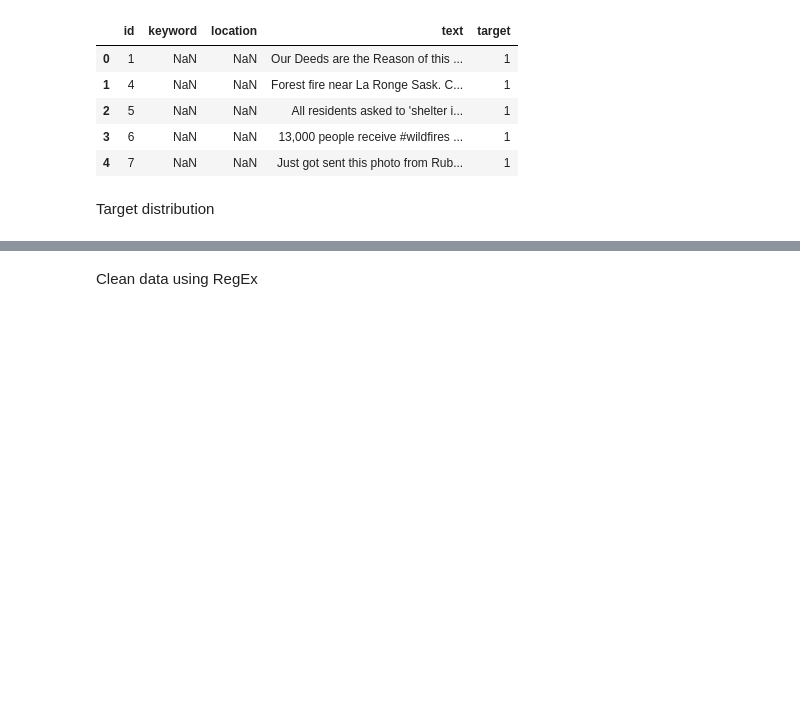
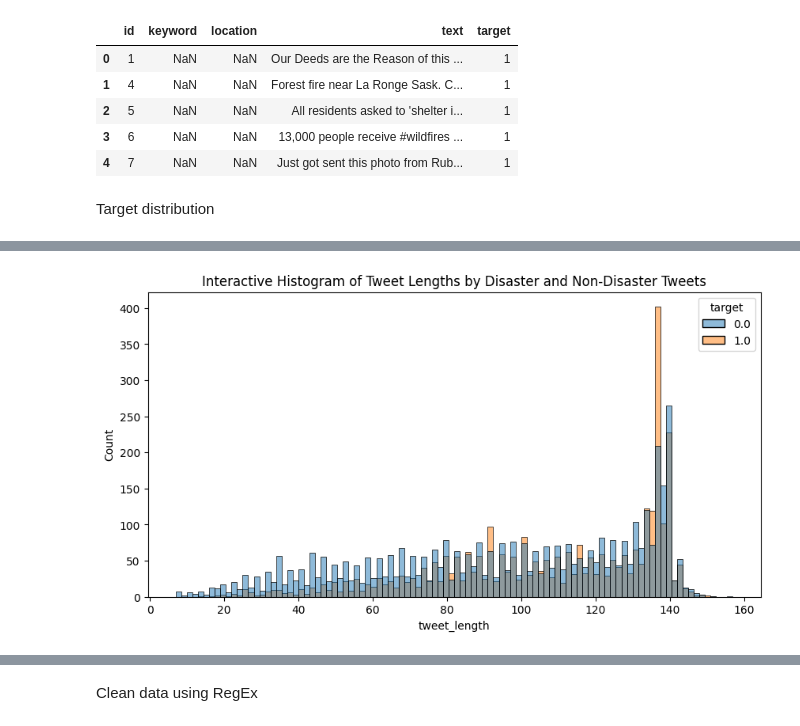
Before and after one commit to Maksym-Kryvenko/NLP_with_Disaster_Tweets, a Jupyter notebook: main.ipynb, the cells around one changed output, grey strips where cells are left out. Saved outputs shown, nothing was run; the diff lists cells and outputs as text; code cells hidden in the pictures; blank space fills up the shorter version.

```diff
--- a/main.ipynb
+++ b/main.ipynb
@@ -73,0 +92,13 @@ plt.show()
+# %%
+# compare sentance length based on target
+plt.figure(figsize=(10,5))
+sns.histplot(
+    data=data_all,
+    x='tweet_length',
+    hue='target',
+    bins=100)
+
+plt.title("Interactive Histogram of Tweet Lengths by Disaster and Non-Disaster Tweets")
+plt.show()
+# %% [output]
+[figure, added]
```
Also changed, not shown: parts of 74 cells of this notebook.
